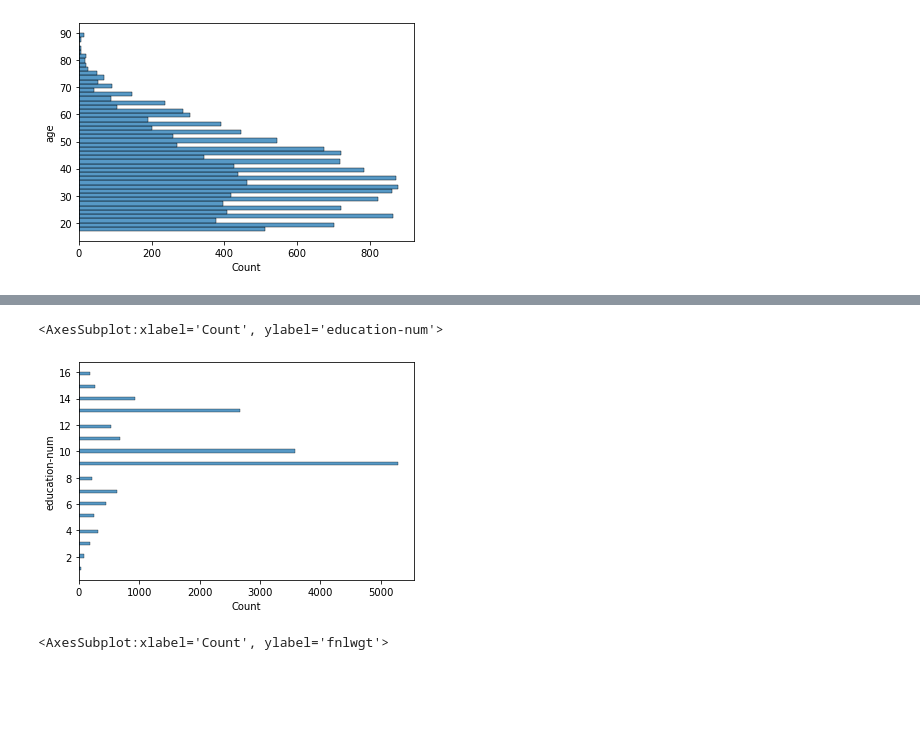
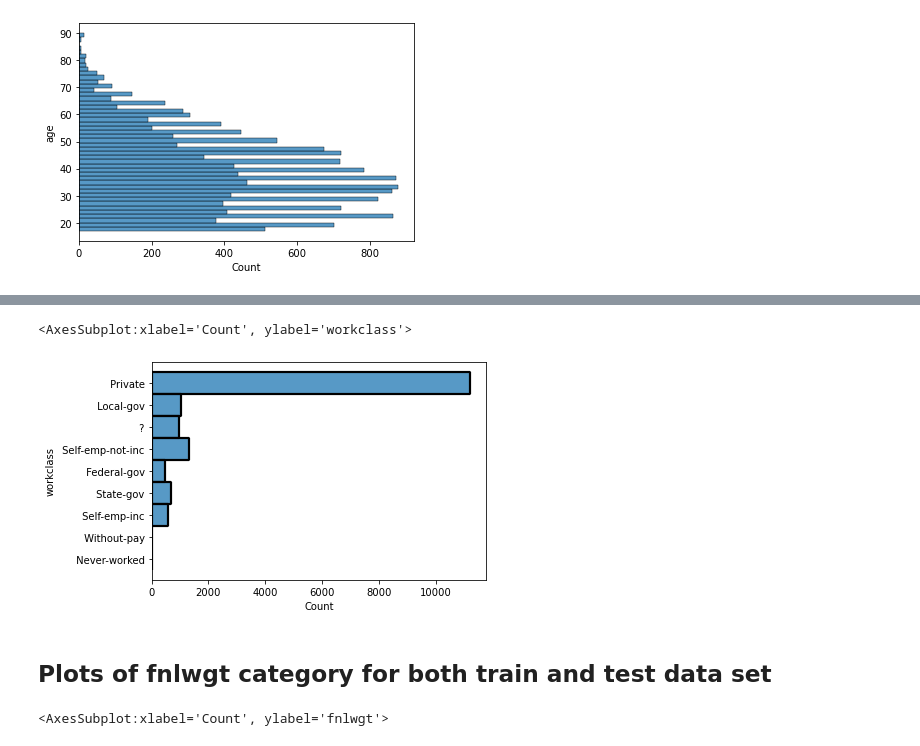
Before and after one commit to luismoralesphysics/Aunalytics_DA_assessment, a Jupyter notebook: segmentation.ipynb, the cells around one changed output, grey strips where cells are left out. Cells and saved outputs as stored; diff of their text form; code cells hidden in the pictures; blank space fills up the shorter version.

Commit message:
Plotted all the data to review
Made plots of all the data to visually inspect it before deciding
what type of model to use.

```diff
--- a/segmentation.ipynb
+++ b/segmentation.ipynb
@@ -50,8 +54,10 @@ sns.histplot(y=df_train['education-num'])
 # %%
-sns.histplot(y=df_test['education-num'])
+sns.histplot(y=df_test['workclass'])
 # %% [output]
-<AxesSubplot:xlabel='Count', ylabel='education-num'>
+<AxesSubplot:xlabel='Count', ylabel='workclass'>
-[figure, old version]
+[figure, new version]
+# %% [markdown]
+## Plots of fnlwgt category for both train and test data set
 # %%
 sns.histplot(y=df_train['fnlwgt'])
 # %% [output]
```
Also changed, not shown: parts of 31 cells of this notebook.
